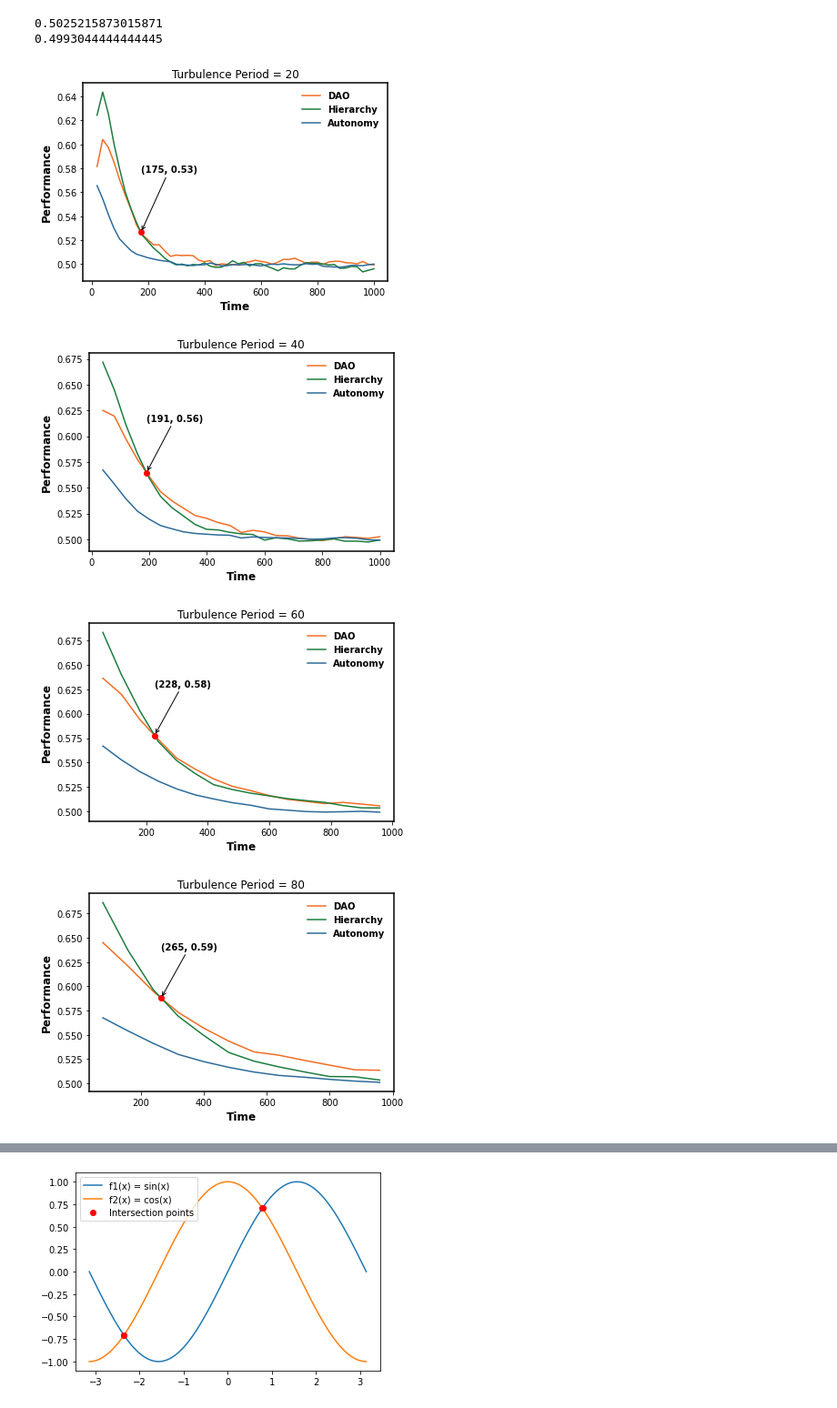
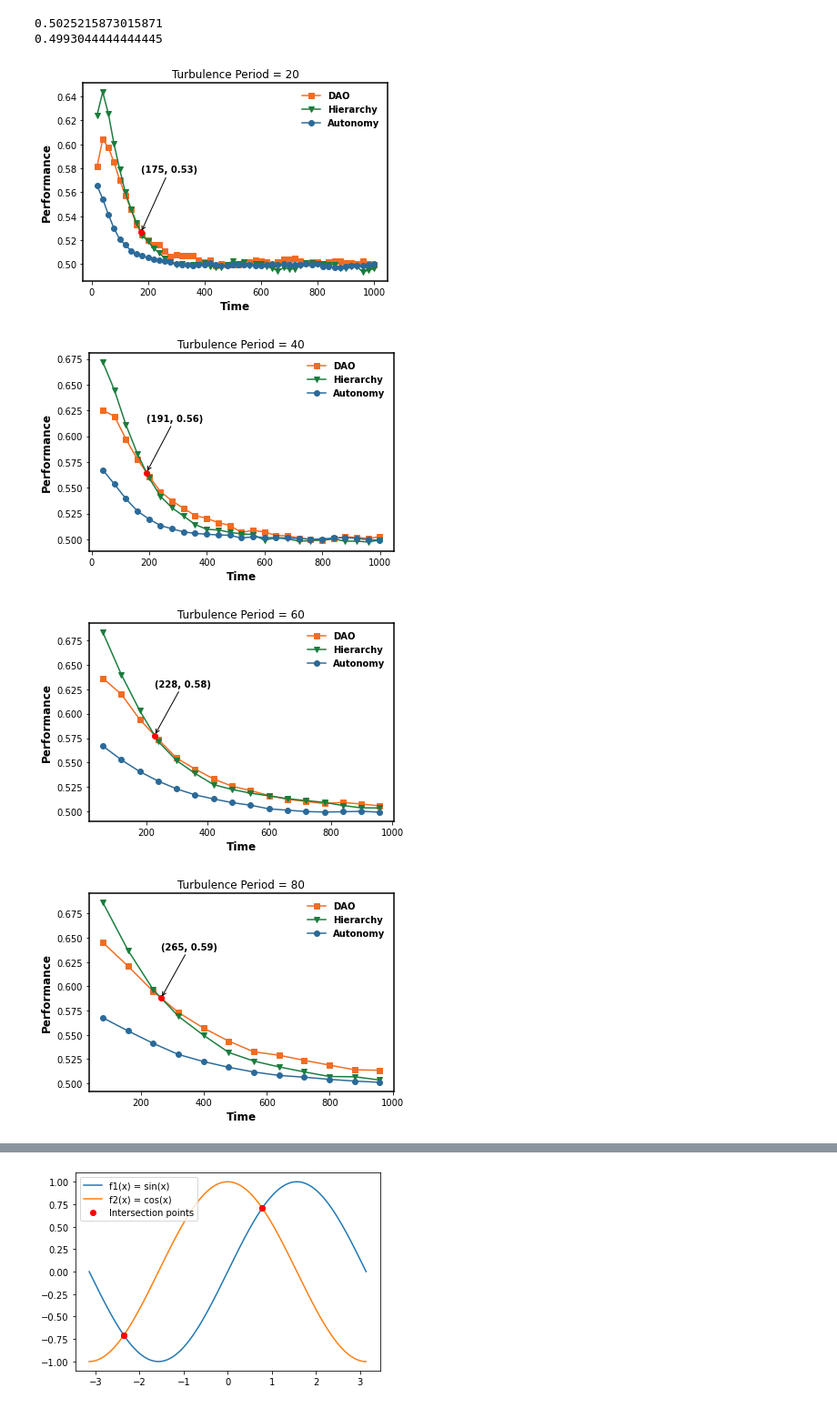
Before and after one commit to GrandJune/DAOs, a Jupyter notebook: V4/Turbulence/TurbulenceFreq/Evaluator.ipynb, the cells around one changed output, grey strips where cells are left out. Shown: that part at 91% size. Drawn from its saved outputs; the diff is of its cells as text; code cells hidden in the pictures.

```diff
--- a/V4/Turbulence/TurbulenceFreq/Evaluator.ipynb
+++ b/V4/Turbulence/TurbulenceFreq/Evaluator.ipynb
@@ -113,9 +113,9 @@ for curve_index in range(len(turbulence_freq_list)):
     grey_hierarchy_performance = [each for index, each in enumerate(hierarchy_original_performance[curve_index]) if index in periods]
     grey_autonomy_performance = [each for index, each in enumerate(autonomy_original_performance[curve_index]) if index in periods]
     # print(grey_autonomy_performance)
-    plt.plot(periods, grey_dao_performance, '-', color=nature_orange, label="DAO")
-    plt.plot(periods, grey_hierarchy_performance, '-', color=nature_green, label="Hierarchy")
-    plt.plot(periods, grey_autonomy_performance, '-', color=nature_blue, label="Autonomy")
+    plt.plot(periods, grey_dao_performance, '-s', color=nature_orange, label="DAO", markevery=1)
+    plt.plot(periods, grey_hierarchy_performance, '-v', color=nature_green, label="Hierarchy", markevery=1)
+    plt.plot(periods, grey_autonomy_performance, '-o', color=nature_blue, label="Autonomy", markevery=1)
 
     plt.xlabel('Time', fontweight='bold', fontsize=12)
     plt.ylabel('Performance', fontweight='bold', fontsize=12)
@@ -144,34 +144,34 @@ for curve_index in range(len(turbulence_freq_list)):
             # Calculate the slope and y-intercept of each line segment
             m1 = (y2 - y1) / (x2 - x1)
             b1 = y1 - m1 * x1
             m2 = (y4 - y3) / (x4 - x3)
             b2 = y3 - m2 * x3
 
             # Calculate the intersection point of the two line segments
             if m1 != m2:
                 x_int = (b2 - b1) / (m1 - m2)
                 y_int = m1 * x_int + b1
 
                 # Check if the intersection point lies within the x-range and y-range of both line segments
                 if (min(x1,x2) <= x_int <= max(x1,x2) and
                     min(y1,y2) <= y_int <= max(y1,y2) and
                     min(x3,x4) <= x_int <= max(x3,x4) and
                     min(y3,y4) <= y_int <= max(y3,y4)):
 
                     # Plot the intersection point
                     plt.plot(x_int, y_int, 'ro')
                     # Add a note to the point
                     arrow = plt.annotate('({0}, {1})'.format(math.ceil(x_int), '%.2f'%y_int), xy=(x_int, y_int), xytext=(x_int+1, y_int+0.05), arrowprops=dict(arrowstyle="->", facecolor='black'), weight="bold")
                     end_flag =True
                     break # only plot the first one
     plt.title("Turbulence Period = {0}".format(turbulence_freq_list[curve_index]))
     plt.legend(frameon=False, ncol=1, fontsize=12, prop=legend_properties)
     plt.savefig(data_folder + r"\F{0}_Turbulence_performance.png".format(turbulence_freq_list[curve_index]),
                 transparent=True, dpi=300, bbox_inches='tight')
     plt.show()
     # plt.clf()
 # %% [output]
-[figure, old version]
+[figure, new version]
-[figure, old version]
+[figure, new version]
-[figure, old version]
+[figure, new version]
-[figure, old version]
+[figure, new version]
```
Also changed, not shown: parts of 2 cells of this notebook, 4 other files.
